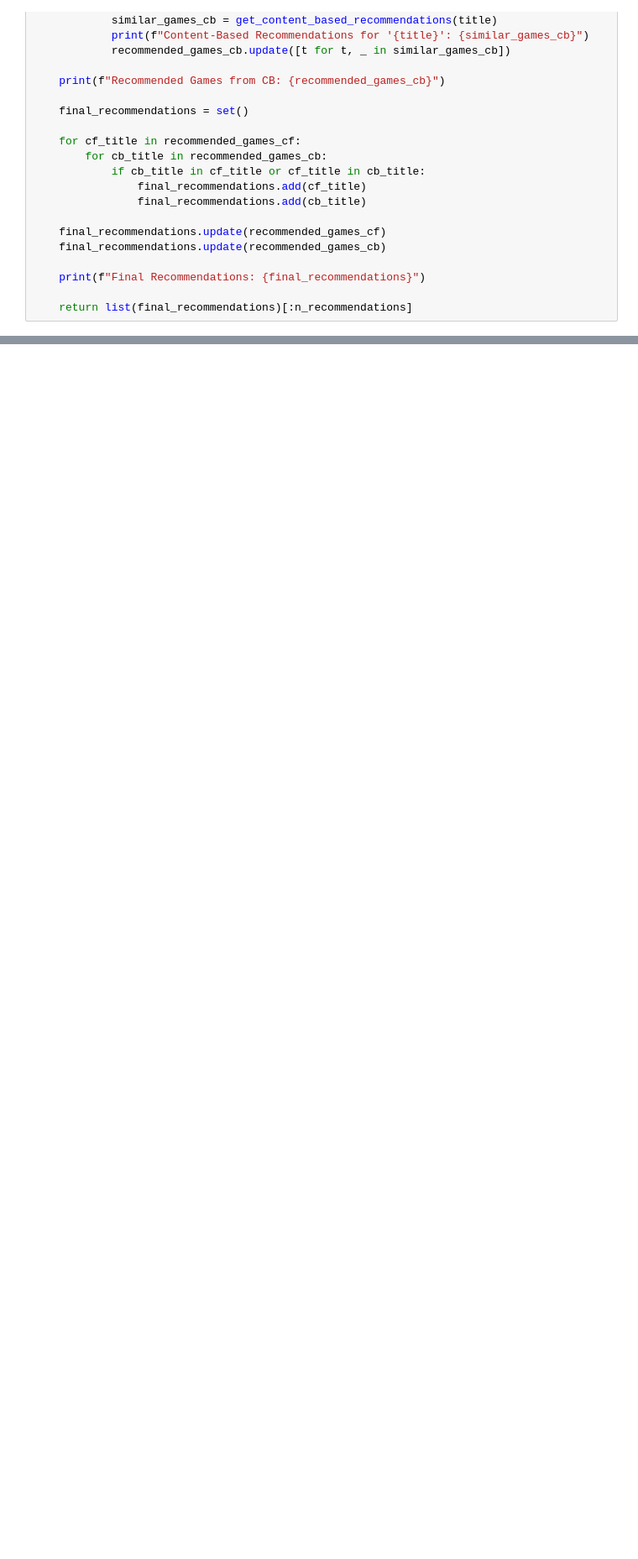
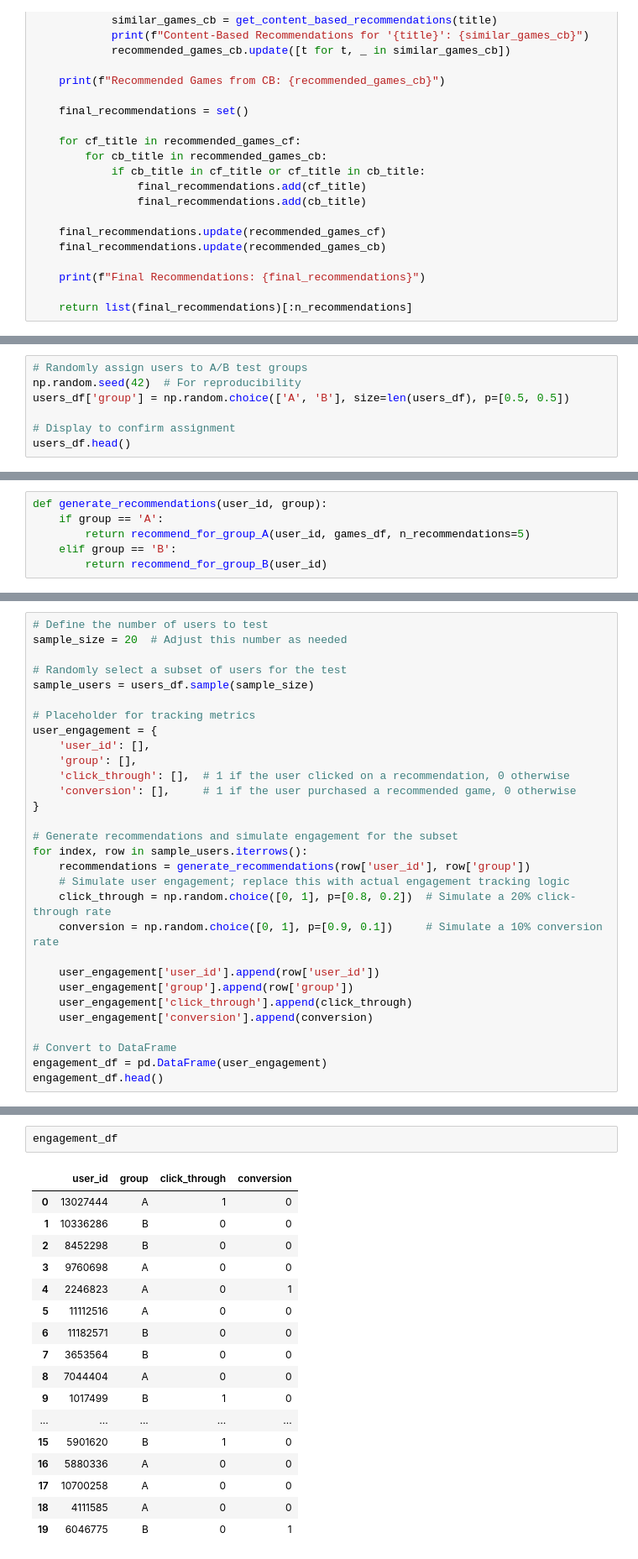
Before and after one commit to yashasvi14/Steam_Video_Game_Recommendation_System, a Jupyter notebook: Steam_video_game_recommendation_system.ipynb, the cells around one changed output, grey strips where cells are left out. Shown: that part at 84% size. Drawn from its saved outputs; the diff is of its cells as text; blank space fills up the shorter version.

```diff
--- a/Steam_video_game_recommendation_system.ipynb
+++ b/Steam_video_game_recommendation_system.ipynb
@@ -449,0 +452,7 @@ Final Recommendations: {'Warhammer 40000: Gladius - Reinforcement Pack', 'Warham
+# %%
+# Randomly assign users to A/B test groups
+np.random.seed(42)  # For reproducibility
+users_df['group'] = np.random.choice(['A', 'B'], size=len(users_df), p=[0.5, 0.5])
+
+# Display to confirm assignment
+users_df.head()
@@ -449,0 +491,6 @@ Final Recommendations: {'Warhammer 40000: Gladius - Reinforcement Pack', 'Warham
+# %%
+def generate_recommendations(user_id, group):
+    if group == 'A':
+        return recommend_for_group_A(user_id, games_df, n_recommendations=5)
+    elif group == 'B':
+        return recommend_for_group_B(user_id)
@@ -449,0 +533,30 @@ Final Recommendations: {'Warhammer 40000: Gladius - Reinforcement Pack', 'Warham
+# %%
+# Define the number of users to test
+sample_size = 20  # Adjust this number as needed
+
+# Randomly select a subset of users for the test
+sample_users = users_df.sample(sample_size)
+
+# Placeholder for tracking metrics
+user_engagement = {
+    'user_id': [],
+    'group': [],
+    'click_through': [],  # 1 if the user clicked on a recommendation, 0 otherwise
+    'conversion': [],     # 1 if the user purchased a recommended game, 0 otherwise
+}
+
+# Generate recommendations and simulate engagement for the subset
+for index, row in sample_users.iterrows():
+    recommendations = generate_recommendations(row['user_id'], row['group'])
+    # Simulate user engagement; replace this with actual engagement tracking logic
+    click_through = np.random.choice([0, 1], p=[0.8, 0.2])  # Simulate a 20% click-through rate
+    conversion = np.random.choice([0, 1], p=[0.9, 0.1])     # Simulate a 10% conversion rate
+
+    user_engagement['user_id'].append(row['user_id'])
+    user_engagement['group'].append(row['group'])
+    user_engagement['click_through'].append(click_through)
+    user_engagement['conversion'].append(conversion)
+
+# Convert to DataFrame
+engagement_df = pd.DataFrame(user_engagement)
+engagement_df.head()
@@ -449,0 +587,20 @@ Final Recommendations: {'Warhammer 40000: Gladius - Reinforcement Pack', 'Warham
+# %%
+engagement_df
+# %% [output]
+|  | user_id | group | click_through | conversion |
+| 0 | 13027444 | A | 1 | 0 |
+| 1 | 10336286 | B | 0 | 0 |
+| 2 | 8452298 | B | 0 | 0 |
+| 3 | 9760698 | A | 0 | 0 |
+| 4 | 2246823 | A | 0 | 1 |
+| 5 | 11112516 | A | 0 | 0 |
+| 6 | 11182571 | B | 0 | 0 |
+| 7 | 3653564 | B | 0 | 0 |
+| 8 | 7044404 | A | 0 | 0 |
+| 9 | 1017499 | B | 1 | 0 |
+| ... | ... | ... | ... | ... |
+| 15 | 5901620 | B | 1 | 0 |
+| 16 | 5880336 | A | 0 | 0 |
+| 17 | 10700258 | A | 0 | 0 |
+| 18 | 4111585 | A | 0 | 0 |
+| 19 | 6046775 | B | 0 | 1 |
```
Also changed, not shown: parts of 9 cells of this notebook, 2 other files.
